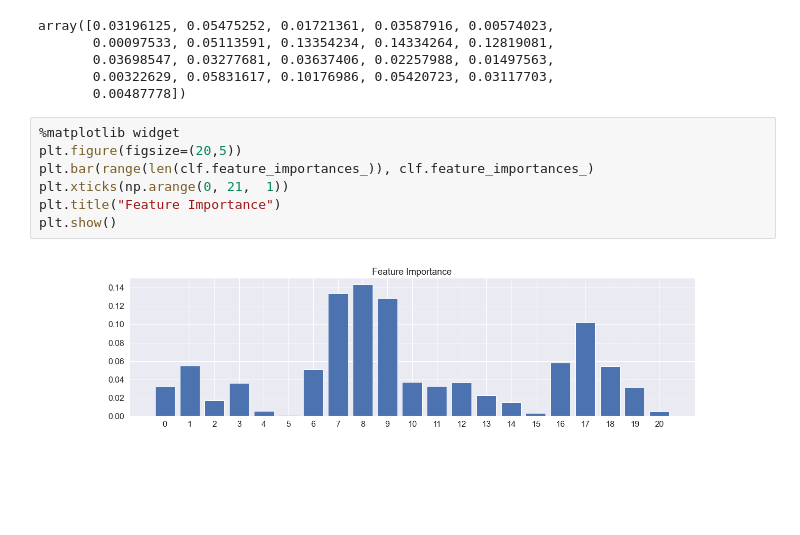
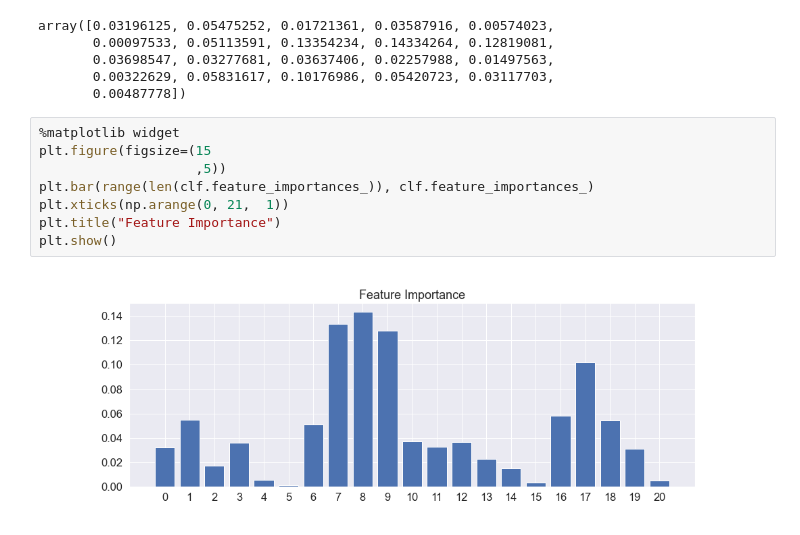
Before and after one commit to DaryaKrutyeva/classificationjupyter, a Jupyter notebook: Fetal_Health.ipynb, the cells around one changed output. Drawn from its saved outputs; the diff is of its cells as text; blank space fills up the shorter version.

```diff
--- a/Fetal_Health.ipynb
+++ b/Fetal_Health.ipynb
@@ -595,13 +601,14 @@ array([0.03196125, 0.05475252, 0.01721361, 0.03587916, 0.00574023,
        0.00487778])
 # %%
 %matplotlib widget
-plt.figure(figsize=(20,5))
+plt.figure(figsize=(15
+                    ,5))
 plt.bar(range(len(clf.feature_importances_)), clf.feature_importances_)
 plt.xticks(np.arange(0, 21,  1))
 plt.title("Feature Importance")
 plt.show()
 # %% [output]
-[figure, old version]
+[figure, new version]
 # %%
 import numpy as np
 from flask import Flask, request, jsonify, render_template, redirect, url_for, request
```
Also changed, not shown: parts of 5 cells of this notebook.
